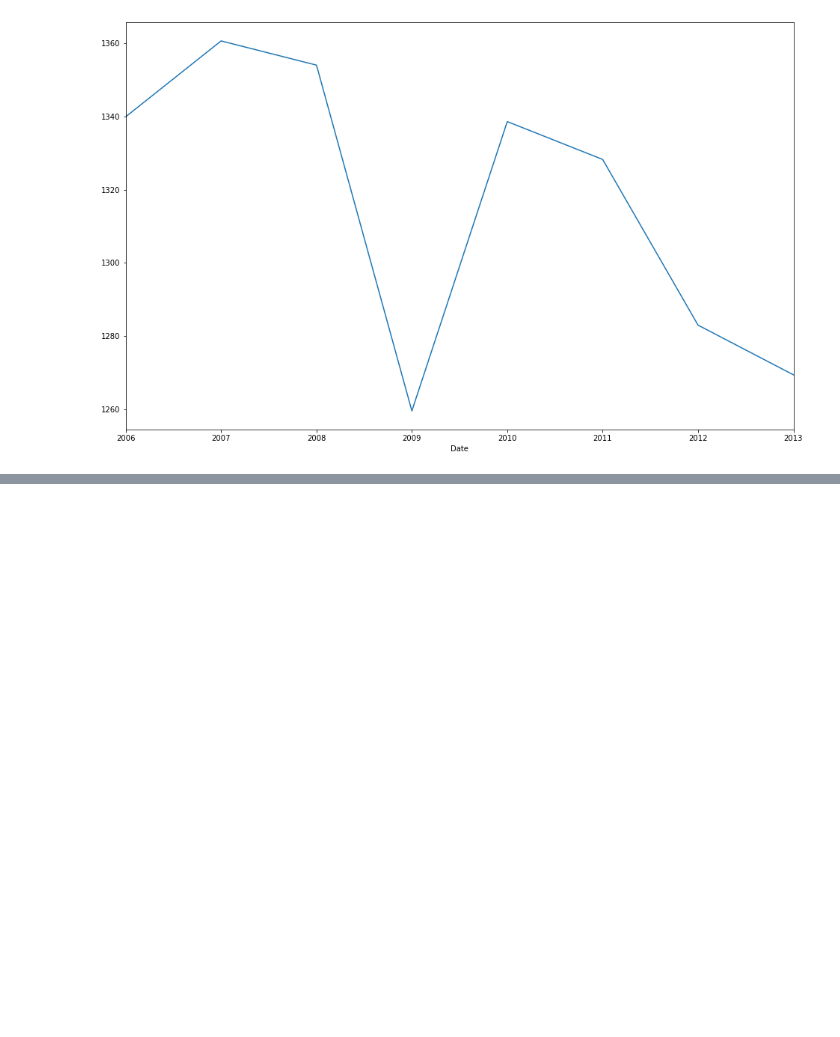
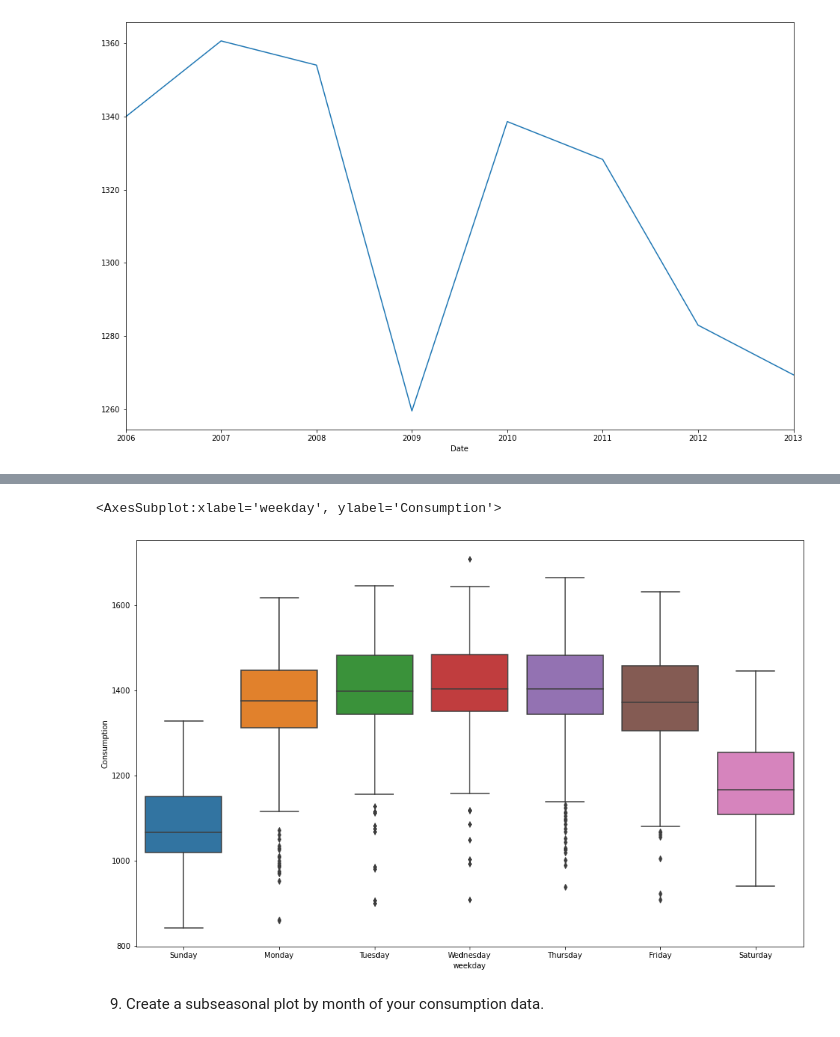
Before and after one commit to AndrewRachuig/time-series-exercises, a Jupyter notebook: explore.ipynb, the cells around one changed output, grey strips where cells are left out. Drawn from its saved outputs; the diff is of its cells as text; code cells hidden in the pictures; blank space fills up the shorter version.

```diff
--- a/explore.ipynb
+++ b/explore.ipynb
@@ -238,0 +274,7 @@ train.resample('Y').mean().Consumption.plot()
+# %%
+sns.boxplot(data = train, x='weekday', y='Consumption')
+# %% [output]
+<AxesSubplot:xlabel='weekday', ylabel='Consumption'>
+[figure, added]
+# %% [markdown]
+9. Create a subseasonal plot by month of your consumption data.
```
Also changed, not shown: parts of 20 cells of this notebook.
